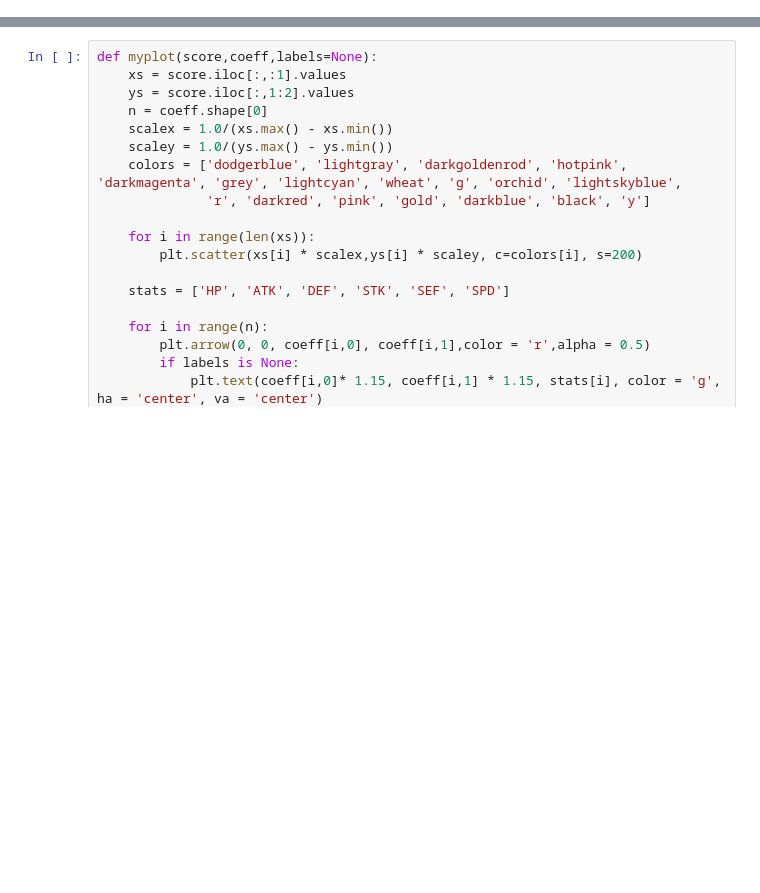
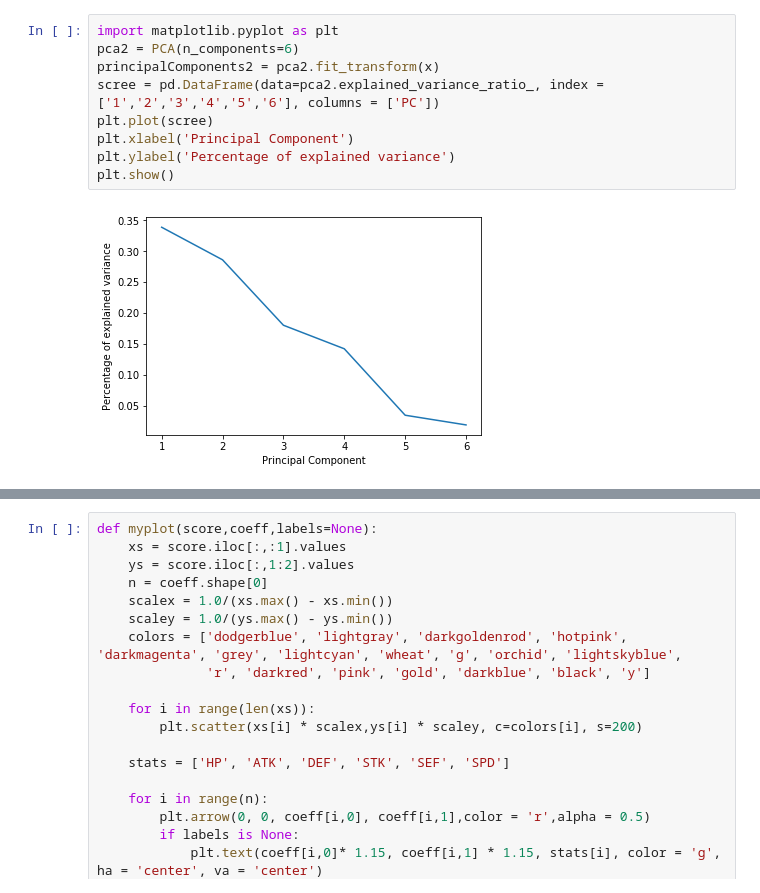
Before and after one commit to SeunguLyu/Pokemon_PCA, a Jupyter notebook: pokemon_type_pca.ipynb, the cells around one changed output, grey strips where cells are left out. Cells and saved outputs as stored; diff of their text form; blank space fills up the shorter version.

```diff
--- a/pokemon_type_pca.ipynb
+++ b/pokemon_type_pca.ipynb
@@ -116,0 +152,11 @@ array([[ 0.39018186, -0.04228043, -0.23058386,  0.64870768,  0.4417808 ,
+# %%
+import matplotlib.pyplot as plt
+pca2 = PCA(n_components=6)
+principalComponents2 = pca2.fit_transform(x)
+scree = pd.DataFrame(data=pca2.explained_variance_ratio_, index = ['1','2','3','4','5','6'], columns = ['PC'])
+plt.plot(scree)
+plt.xlabel('Principal Component')
+plt.ylabel('Percentage of explained variance')
+plt.show()
+# %% [output]
+[figure, added]
```
Also changed, not shown: parts of 44 cells of this notebook, 4 other files.
